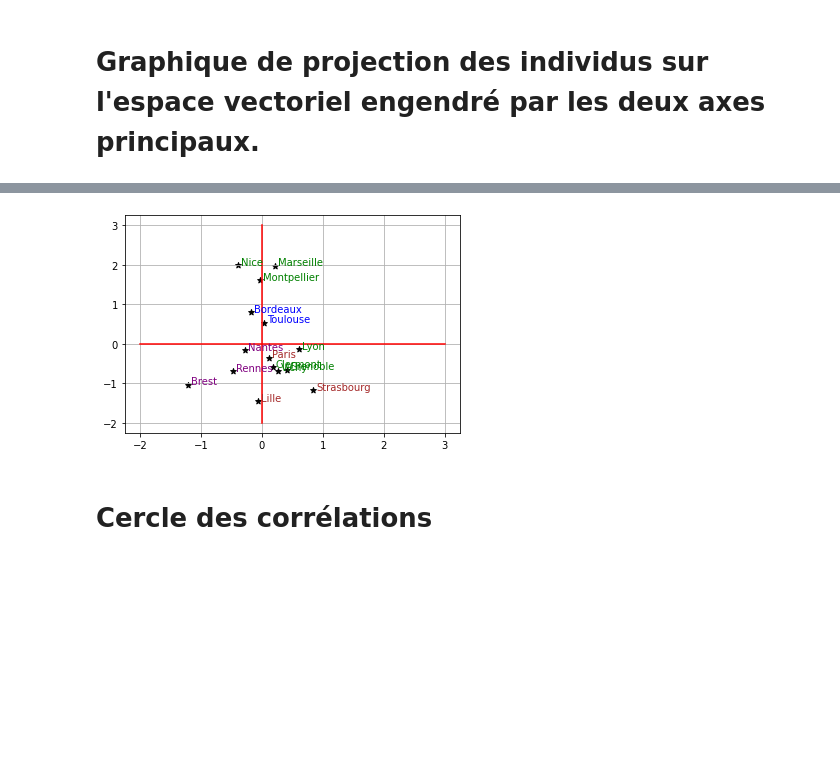
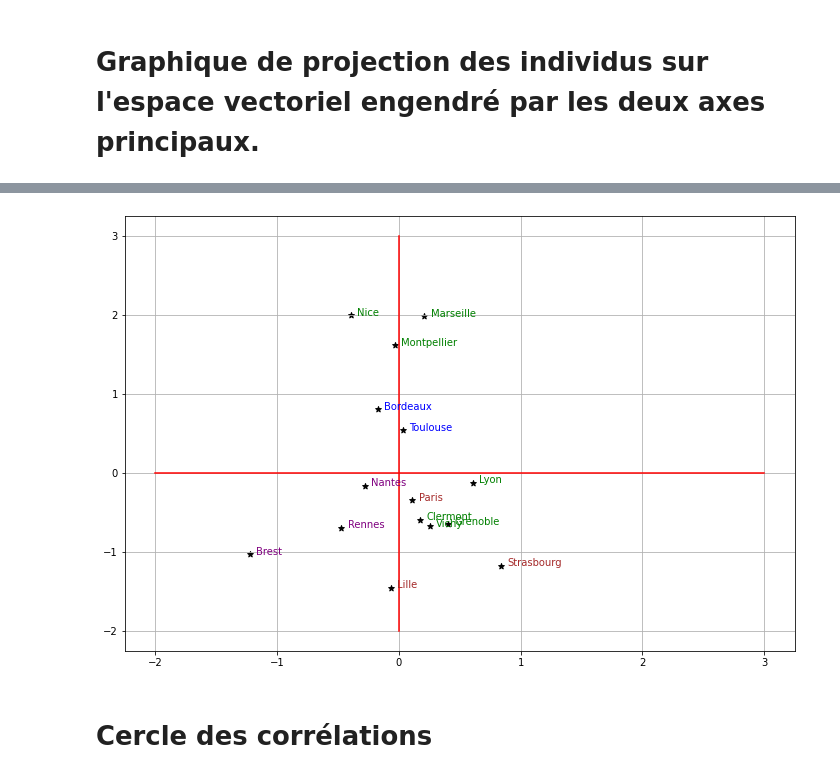
Before and after one commit to damien1976/objet-detection-with-YOLOv5-using-webcam-in-colab, a Jupyter notebook: Etude_acp_sur_températures_villes.ipynb, the cells around one changed output, grey strips where cells are left out. Cells and saved outputs as stored; diff of their text form; code cells hidden in the pictures; blank space fills up the shorter version.

```diff
--- a/Etude_acp_sur_températures_villes.ipynb
+++ b/Etude_acp_sur_températures_villes.ipynb
@@ -189,25 +190,26 @@ plt.show()
 # %%
 # On complète le code précédent en ajoutant une couleur à la ville en fonction de la région (NE, NO, SE, SO)
 def couleur(ville):
   c = df[df.index==ville]['Région'][0]
   if c=="SO":
     return 'blue'
   if c=='NO':
     return 'purple'
   if c=='NE':
     return 'brown'
   else:
     return 'green'
 
+plt.figure(1, figsize=(12, 8))
 plt.scatter(vec_X, vec_Y, color='black', marker="*")
 for i, txt in enumerate(villes):
     plt.annotate(txt, (vec_X[i]+0.05, vec_Y[i]), color=couleur(villes[i]))
 plt.grid()
 plt.plot([-2, 3], [0, 0], "red")
 plt.plot([0, 0], [-2, 3], "red")
 plt.show()
 # %% [output]
-[figure, old version]
+[figure, new version]
 # %% [markdown]
 # Cercle des corrélations
 # %%
```
Also changed, not shown: parts of 3 cells of this notebook.
